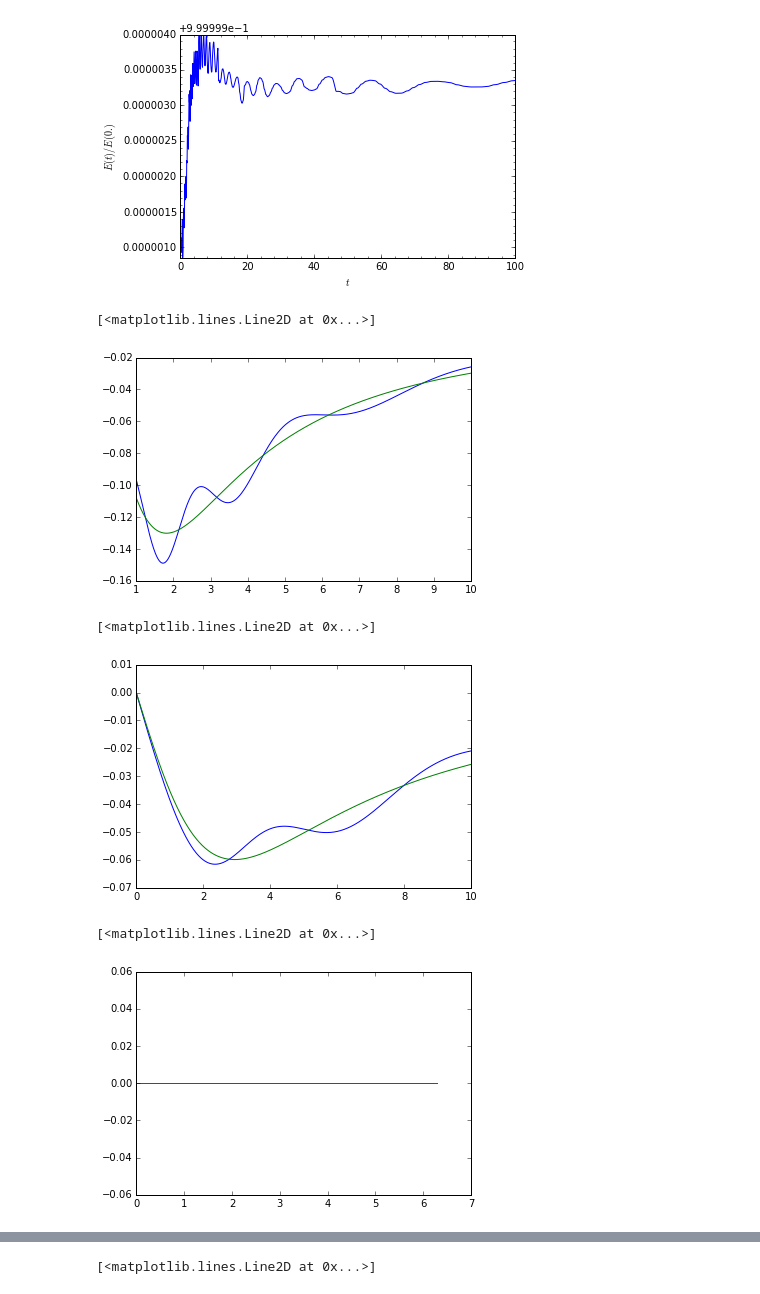
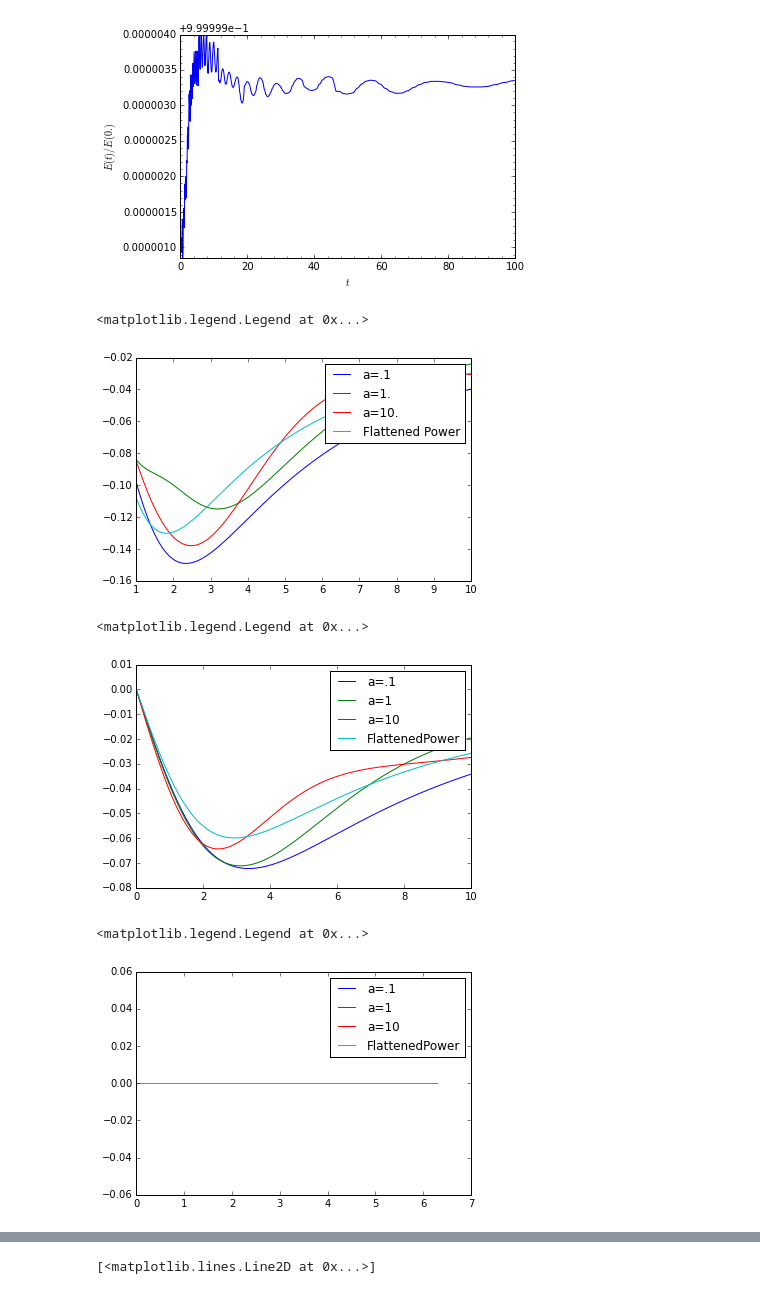
Before and after one commit to SeaifanAladdin/galpy-notebook, a Jupyter notebook: galpy/SCFPotential_forces.ipynb, the cells around one changed output, grey strips where cells are left out. Saved outputs shown, nothing was run; the diff lists cells and outputs as text; code cells hidden in the pictures.

Commit message:
Tested the a parameter for Flattened Power Potential force

```diff
--- a/galpy/SCFPotential_forces.ipynb
+++ b/galpy/SCFPotential_forces.ipynb
@@ -85,20 +82,36 @@ scf = SCFPotential(Acos=Acos,Asin=Asin)
+# %%
+Acos1, Asin1 = scf_compute_coeffs_axi(fp.dens,10,10,a=.1)
+Acos2, Asin2 = scf_compute_coeffs_axi(fp.dens,10,10, a=1)
+Acos3, Asin3 = scf_compute_coeffs_axi(fp.dens,10,10, a=10.)
+scf1 = SCFPotential(Acos=Acos1,Asin=Asin1, a=.1)
+scf2 = SCFPotential(Acos=Acos2,Asin=Asin2, a=1.)
+scf3 = SCFPotential(Acos=Acos3,Asin=Asin3, a=10.)
 # %%
-plt.plot(R, scf.Rforce(R,2,1))
-plt.plot(R, fp.Rforce(R, 2, 1))
+plt.plot(R, scf1.Rforce(R,2,1), label="a=.1")
+plt.plot(R, scf2.Rforce(R,2,1), label="a=1.")
+plt.plot(R, scf3.Rforce(R,2,1), label="a=10.")
+plt.plot(R, fp.Rforce(R, 2, 1), label="Flattened Power")
+plt.legend()
 # %% [output]
-[<matplotlib.lines.Line2D at 0x...>]
+<matplotlib.legend.Legend at 0x...>
-[figure, old version]
+[figure, new version]
 # %%
-plt.plot(z, scf.zforce(4,z,1))
-plt.plot(z, fp.zforce(4, z, 1))
+plt.plot(z, scf1.zforce(4,z,1),label="a=.1")
+plt.plot(z, scf2.zforce(4,z,1),label="a=1")
+plt.plot(z, scf3.zforce(4,z,1),label="a=10")
+plt.plot(z, fp.zforce(4, z, 1), label="FlattenedPower")
+plt.legend()
 # %% [output]
-[<matplotlib.lines.Line2D at 0x...>]
+<matplotlib.legend.Legend at 0x...>
-[figure, old version]
+[figure, new version]
 # %%
-plt.plot(phi, scf.phiforce(1,2,phi))
-plt.plot(phi, fp.phiforce(1, 2, phi)*nu.ones((1000)))
+plt.plot(phi, scf1.phiforce(1,2,phi), label="a=.1")
+plt.plot(phi, scf2.phiforce(1,2,phi), label="a=1")
+plt.plot(phi, scf3.phiforce(1,2,phi), label="a=10")
+plt.plot(phi, fp.phiforce(1, 2, phi)*nu.ones((1000)), label="FlattenedPower")
+plt.legend()
 # %% [output]
-[<matplotlib.lines.Line2D at 0x...>]
+<matplotlib.legend.Legend at 0x...>
-[figure, old version]
+[figure, new version]
 # %%
 o= Orbit(vxvv=[1.,0.1,1.1,0.,0.1])
```
Also changed, not shown: parts of 6 cells of this notebook.
